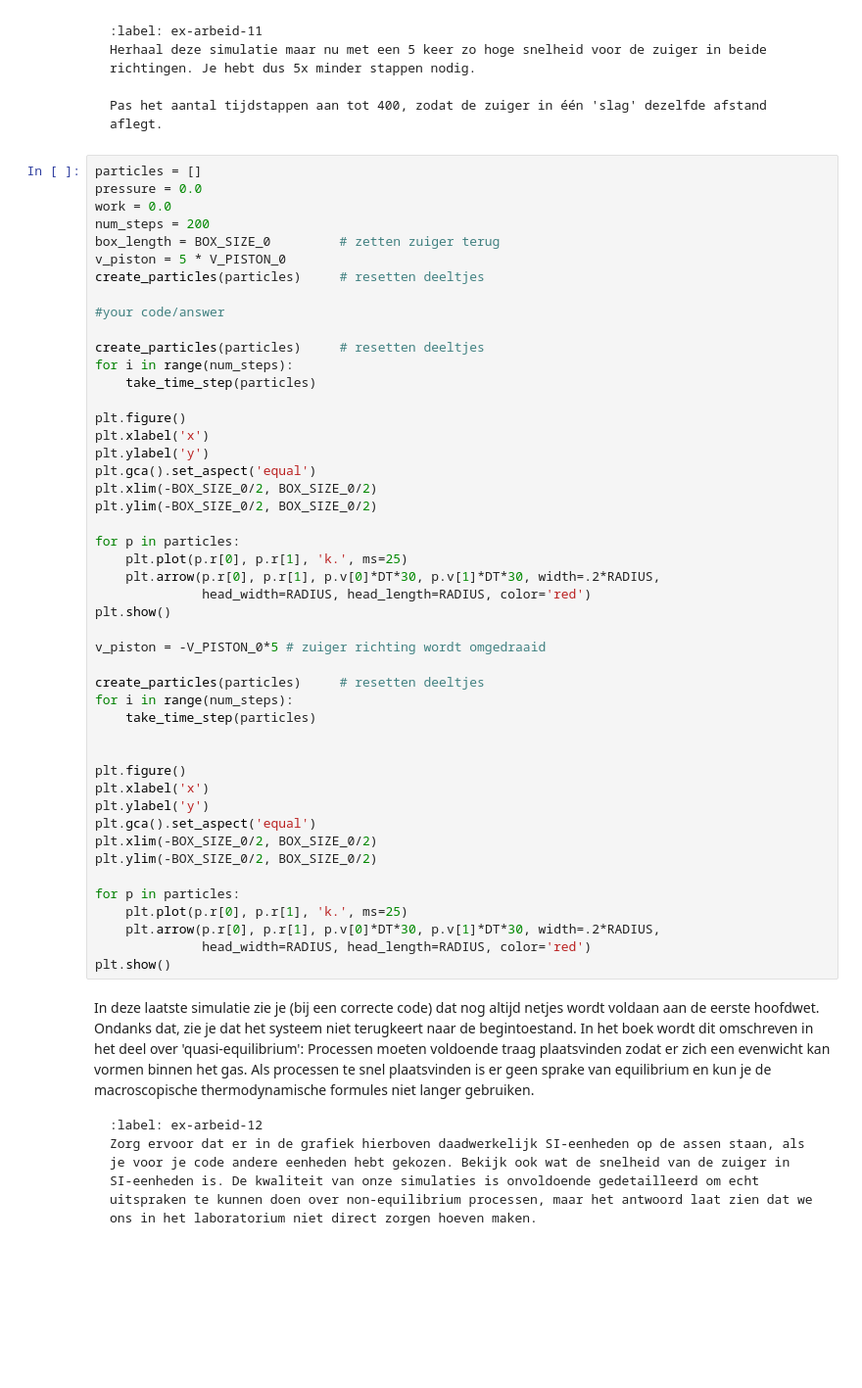
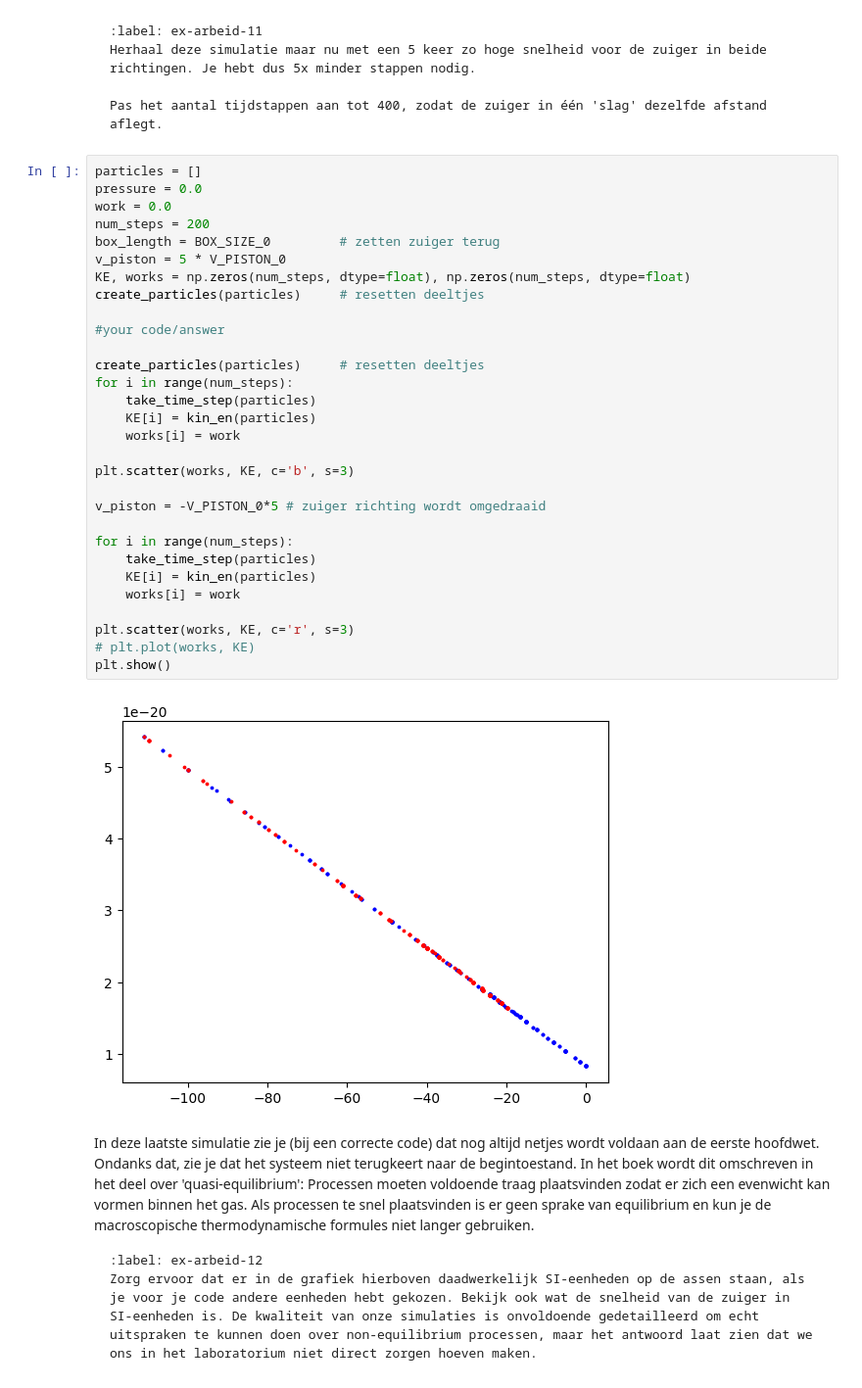
Before and after one commit to sirk3210/practicum-kris-en-isa, a Jupyter notebook: Content/PySim/7_arbeid.ipynb, the cells around one changed output. Shown at 98% size. Saved outputs shown, nothing was run; the diff lists cells and outputs as text; blank space fills up the shorter version.

```diff
--- a/Content/PySim/7_arbeid.ipynb
+++ b/Content/PySim/7_arbeid.ipynb
@@ -574,50 +595,35 @@ Pas het aantal tijdstappen aan tot 400, zodat de zuiger in één 'slag' dezelfde
 # %%
 particles = []
 pressure = 0.0
 work = 0.0
 num_steps = 200
 box_length = BOX_SIZE_0         # zetten zuiger terug
 v_piston = 5 * V_PISTON_0
+KE, works = np.zeros(num_steps, dtype=float), np.zeros(num_steps, dtype=float)
 create_particles(particles)     # resetten deeltjes
 
 #your code/answer
 
 create_particles(particles)     # resetten deeltjes
 for i in range(num_steps):
     take_time_step(particles)
+    KE[i] = kin_en(particles)
+    works[i] = work
 
-plt.figure()
-plt.xlabel('x')
-plt.ylabel('y')
-plt.gca().set_aspect('equal')
-plt.xlim(-BOX_SIZE_0/2, BOX_SIZE_0/2)
-plt.ylim(-BOX_SIZE_0/2, BOX_SIZE_0/2)
-
-for p in particles:
-    plt.plot(p.r[0], p.r[1], 'k.', ms=25)
-    plt.arrow(p.r[0], p.r[1], p.v[0]*DT*30, p.v[1]*DT*30, width=.2*RADIUS,
-              head_width=RADIUS, head_length=RADIUS, color='red')
-plt.show()
+plt.scatter(works, KE, c='b', s=3)
 
 v_piston = -V_PISTON_0*5 # zuiger richting wordt omgedraaid
 
-create_particles(particles)     # resetten deeltjes
 for i in range(num_steps):
     take_time_step(particles)
+    KE[i] = kin_en(particles)
+    works[i] = work
 
-
-plt.figure()
-plt.xlabel('x')
-plt.ylabel('y')
-plt.gca().set_aspect('equal')
-plt.xlim(-BOX_SIZE_0/2, BOX_SIZE_0/2)
-plt.ylim(-BOX_SIZE_0/2, BOX_SIZE_0/2)
-
-for p in particles:
-    plt.plot(p.r[0], p.r[1], 'k.', ms=25)
-    plt.arrow(p.r[0], p.r[1], p.v[0]*DT*30, p.v[1]*DT*30, width=.2*RADIUS,
-              head_width=RADIUS, head_length=RADIUS, color='red')
+plt.scatter(works, KE, c='r', s=3)
+# plt.plot(works, KE)
 plt.show()
+# %% [output]
+[figure, added]
 # %% [markdown]
 In deze laatste simulatie zie je (bij een correcte code) dat nog altijd netjes wordt voldaan aan de eerste hoofdwet. Ondanks dat, zie je dat het systeem niet terugkeert naar de begintoestand. In het boek wordt dit omschreven in het deel over 'quasi-equilibrium': Processen moeten voldoende traag plaatsvinden zodat er zich een evenwicht kan vormen binnen het gas. Als processen te snel plaatsvinden is er geen sprake van equilibrium en kun je de macroscopische thermodynamische formules niet langer gebruiken.
 
```
Also changed, not shown: parts of 11 cells of this notebook.
